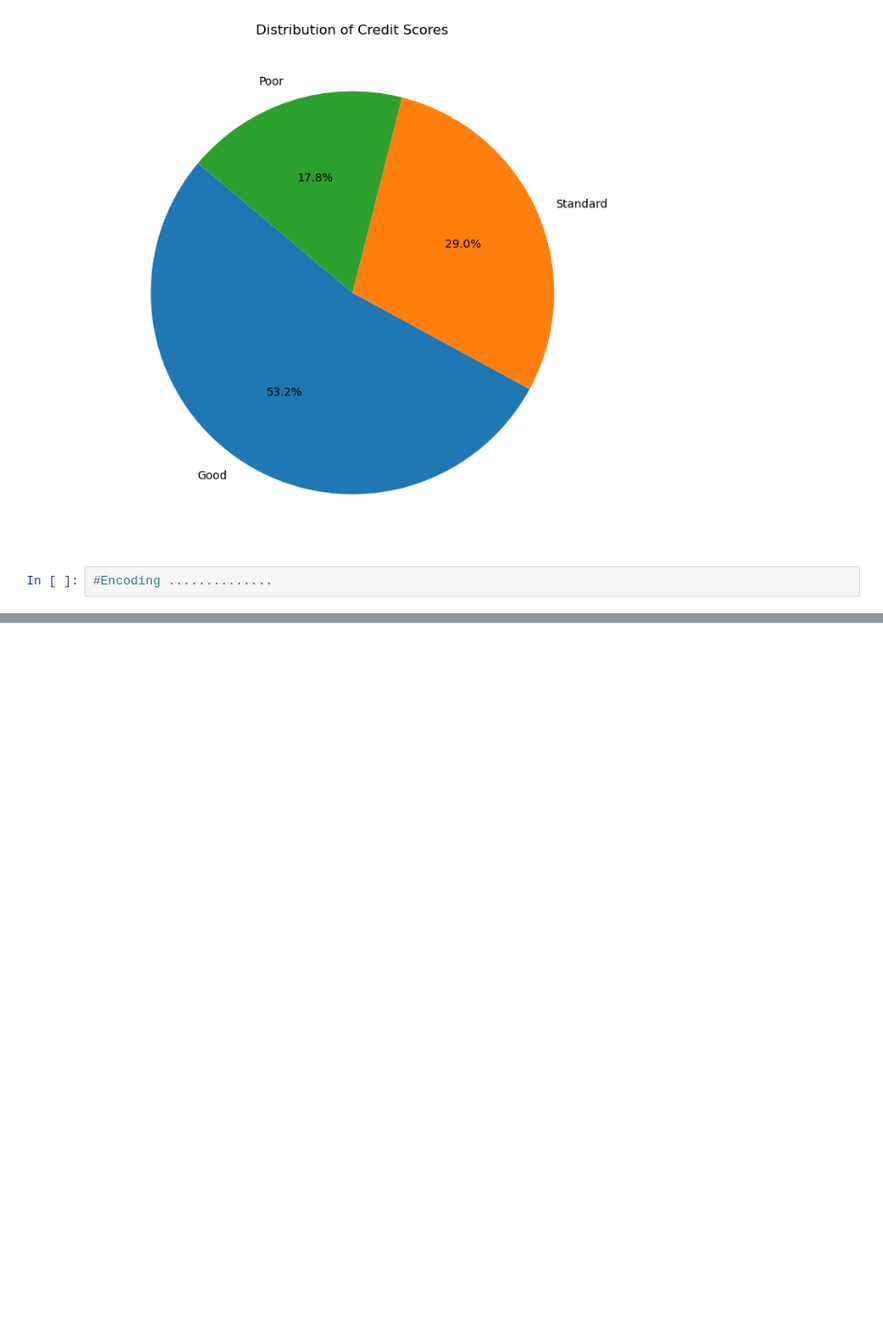
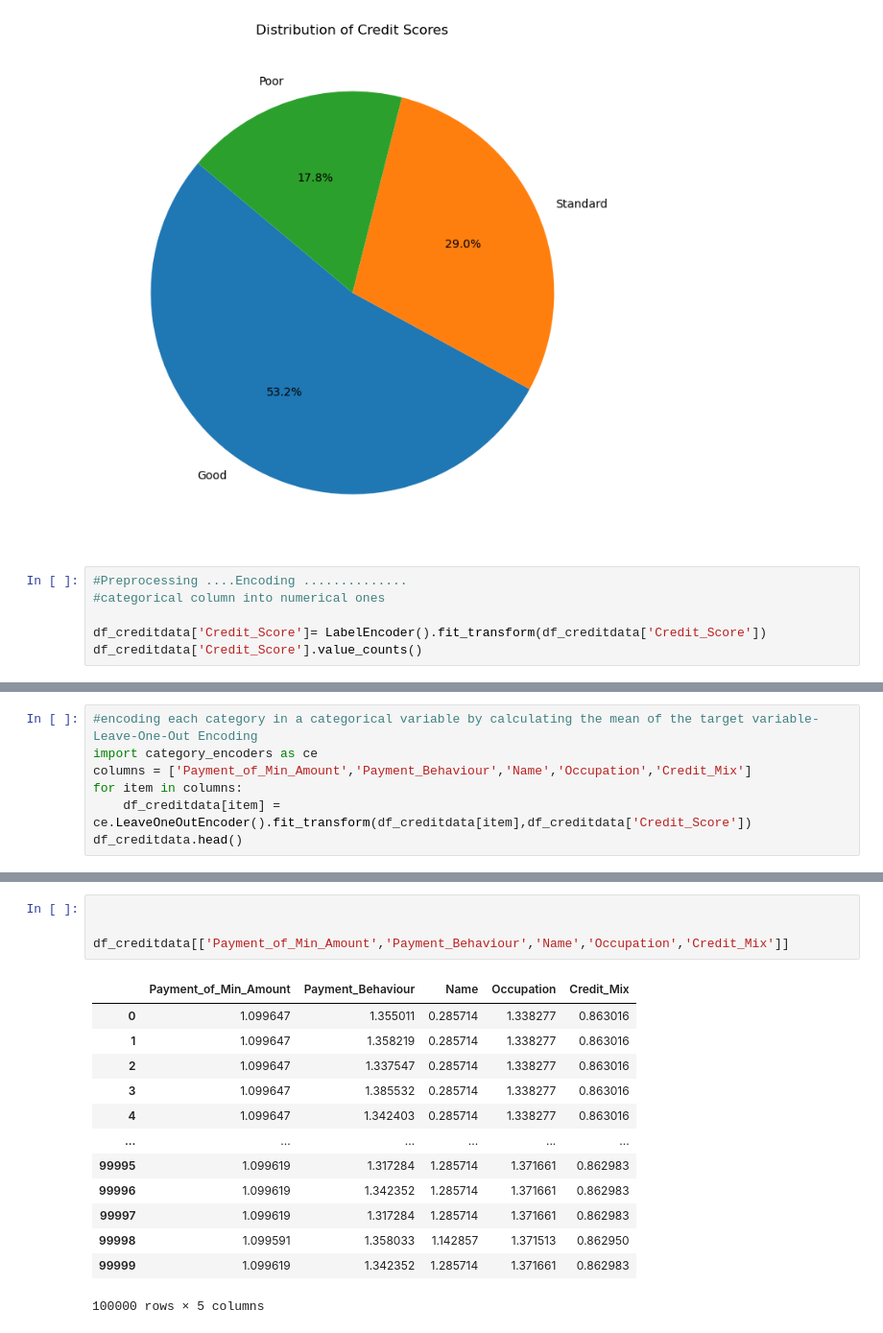
Before and after one commit to adarshtutorial/internship_classification_prjt, a Jupyter notebook: Adarsh_classification_prjt_internship.ipynb, the cells around one changed output, grey strips where cells are left out. Shown at 96% size. Saved outputs shown, nothing was run; the diff lists cells and outputs as text; blank space fills up the shorter version.

Commit message:
Encoding feature selection and modeling start

```diff
--- a/Adarsh_classification_prjt_internship.ipynb
+++ b/Adarsh_classification_prjt_internship.ipynb
@@ -312,4 +313,8 @@ plt.show()
 # %% [output]
 [figure]
 # %%
-#Encoding ..............
+#Preprocessing ....Encoding ..............
+#categorical column into numerical ones
+
+df_creditdata['Credit_Score']= LabelEncoder().fit_transform(df_creditdata['Credit_Score'])
+df_creditdata['Credit_Score'].value_counts()
@@ -315,0 +326,7 @@ plt.show()
+# %%
+#encoding each category in a categorical variable by calculating the mean of the target variable-Leave-One-Out Encoding
+import category_encoders as ce
+columns = ['Payment_of_Min_Amount','Payment_Behaviour','Name','Occupation','Credit_Mix']
+for item in columns:
+    df_creditdata[item] = ce.LeaveOneOutEncoder().fit_transform(df_creditdata[item],df_creditdata['Credit_Score'])
+df_creditdata.head()
@@ -315,0 +341,18 @@ plt.show()
+# %%
+
+
+df_creditdata[['Payment_of_Min_Amount','Payment_Behaviour','Name','Occupation','Credit_Mix']]
+# %% [output]
+|  | Payment_of_Min_Amount | Payment_Behaviour | Name | Occupation | Credit_Mix |
+| 0 | 1.099647 | 1.355011 | 0.285714 | 1.338277 | 0.863016 |
+| 1 | 1.099647 | 1.358219 | 0.285714 | 1.338277 | 0.863016 |
+| 2 | 1.099647 | 1.337547 | 0.285714 | 1.338277 | 0.863016 |
+| 3 | 1.099647 | 1.385532 | 0.285714 | 1.338277 | 0.863016 |
+| 4 | 1.099647 | 1.342403 | 0.285714 | 1.338277 | 0.863016 |
+| ... | ... | ... | ... | ... | ... |
+| 99995 | 1.099619 | 1.317284 | 1.285714 | 1.371661 | 0.862983 |
+| 99996 | 1.099619 | 1.342352 | 1.285714 | 1.371661 | 0.862983 |
+| 99997 | 1.099619 | 1.317284 | 1.285714 | 1.371661 | 0.862983 |
+| 99998 | 1.099591 | 1.358033 | 1.142857 | 1.371513 | 0.862950 |
+| 99999 | 1.099619 | 1.342352 | 1.285714 | 1.371661 | 0.862983 |
+100000 rows × 5 columns
```
Also changed, not shown: parts of 25 cells of this notebook.
